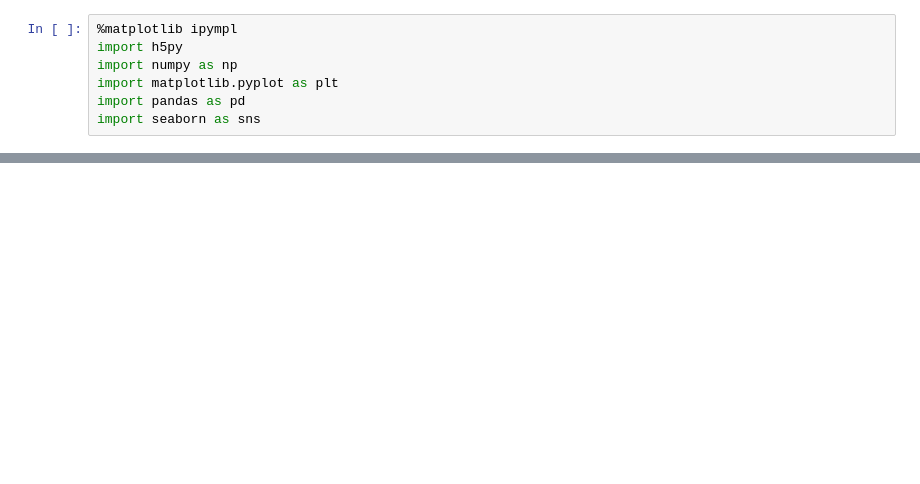
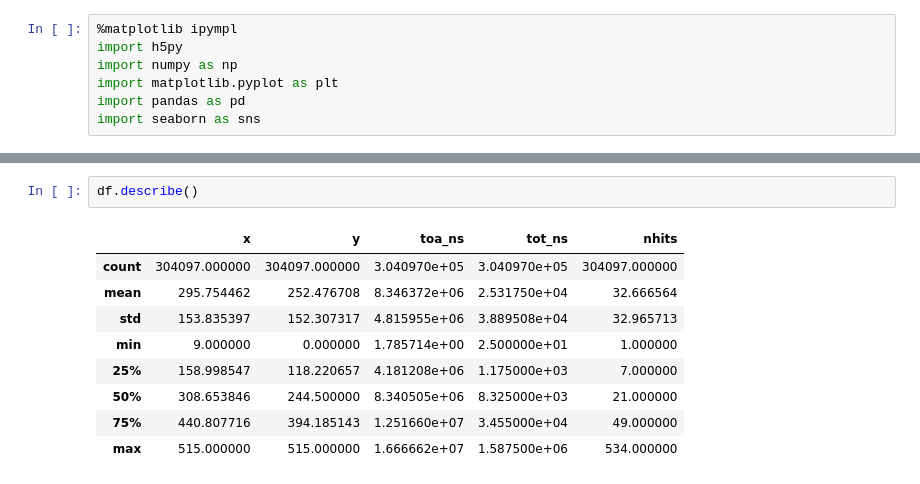
Before and after one commit to ornlneutronimaging/mcpevent2hist, a Jupyter notebook: sophiread/benchmark/benchmark_analysis.ipynb, the cells around one changed output, grey strips where cells are left out. Cells and saved outputs as stored; diff of their text form; blank space fills up the shorter version.

```diff
--- a/sophiread/benchmark/benchmark_analysis.ipynb
+++ b/sophiread/benchmark/benchmark_analysis.ipynb
@@ -22,0 +51,12 @@ print(f"Hit rate: {round(len(x)/1e6/(max(spidertime_ns)*1e-9),3)} MHits/s")
+# %%
+df.describe()
+# %% [output]
+|  | x | y | toa_ns | tot_ns | nhits |
+| count | 304097.000000 | 304097.000000 | 3.040970e+05 | 3.040970e+05 | 304097.000000 |
+| mean | 295.754462 | 252.476708 | 8.346372e+06 | 2.531750e+04 | 32.666564 |
+| std | 153.835397 | 152.307317 | 4.815955e+06 | 3.889508e+04 | 32.965713 |
+| min | 9.000000 | 0.000000 | 1.785714e+00 | 2.500000e+01 | 1.000000 |
+| 25% | 158.998547 | 118.220657 | 4.181208e+06 | 1.175000e+03 | 7.000000 |
+| 50% | 308.653846 | 244.500000 | 8.340505e+06 | 8.325000e+03 | 21.000000 |
+| 75% | 440.807716 | 394.185143 | 1.251660e+07 | 3.455000e+04 | 49.000000 |
+| max | 515.000000 | 515.000000 | 1.666662e+07 | 1.587500e+06 | 534.000000 |
```
Also changed, not shown: parts of 5 cells of this notebook.
